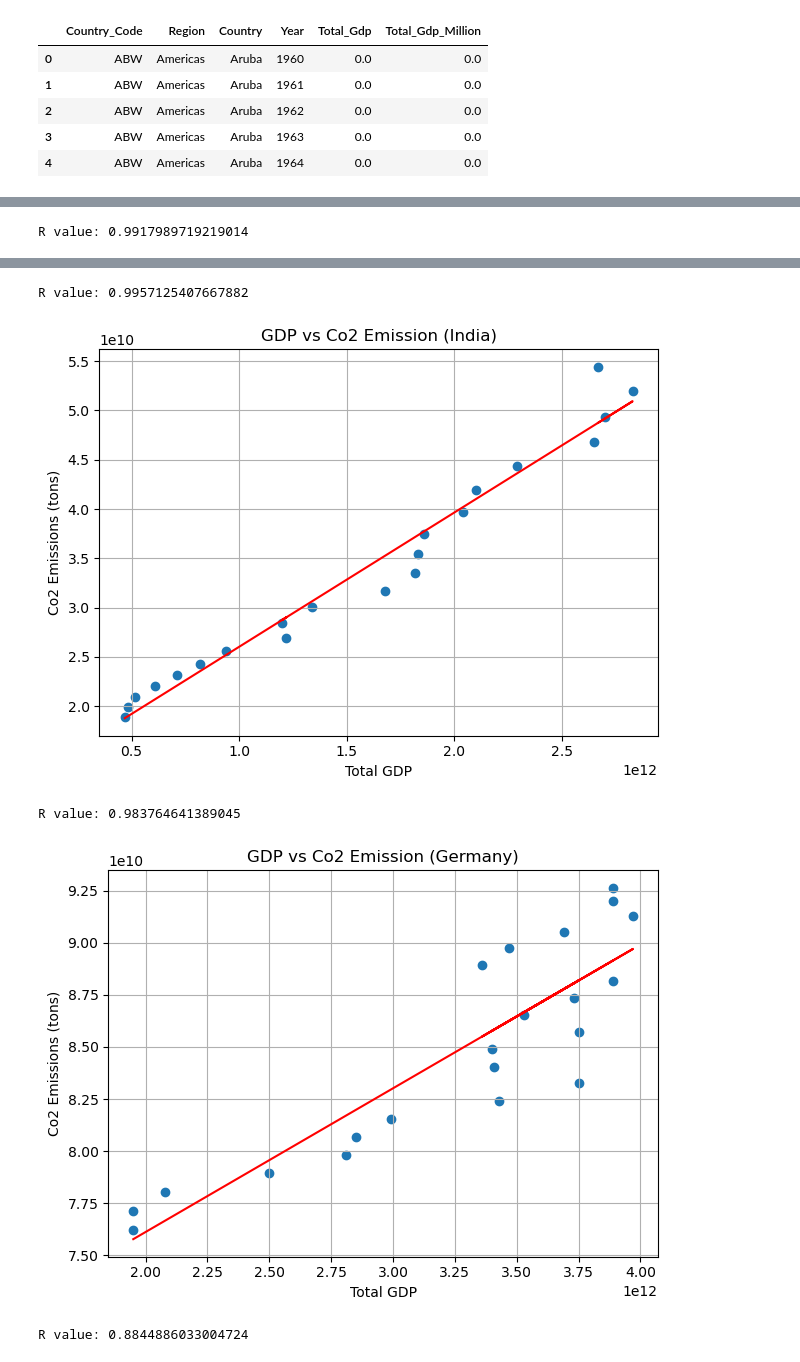
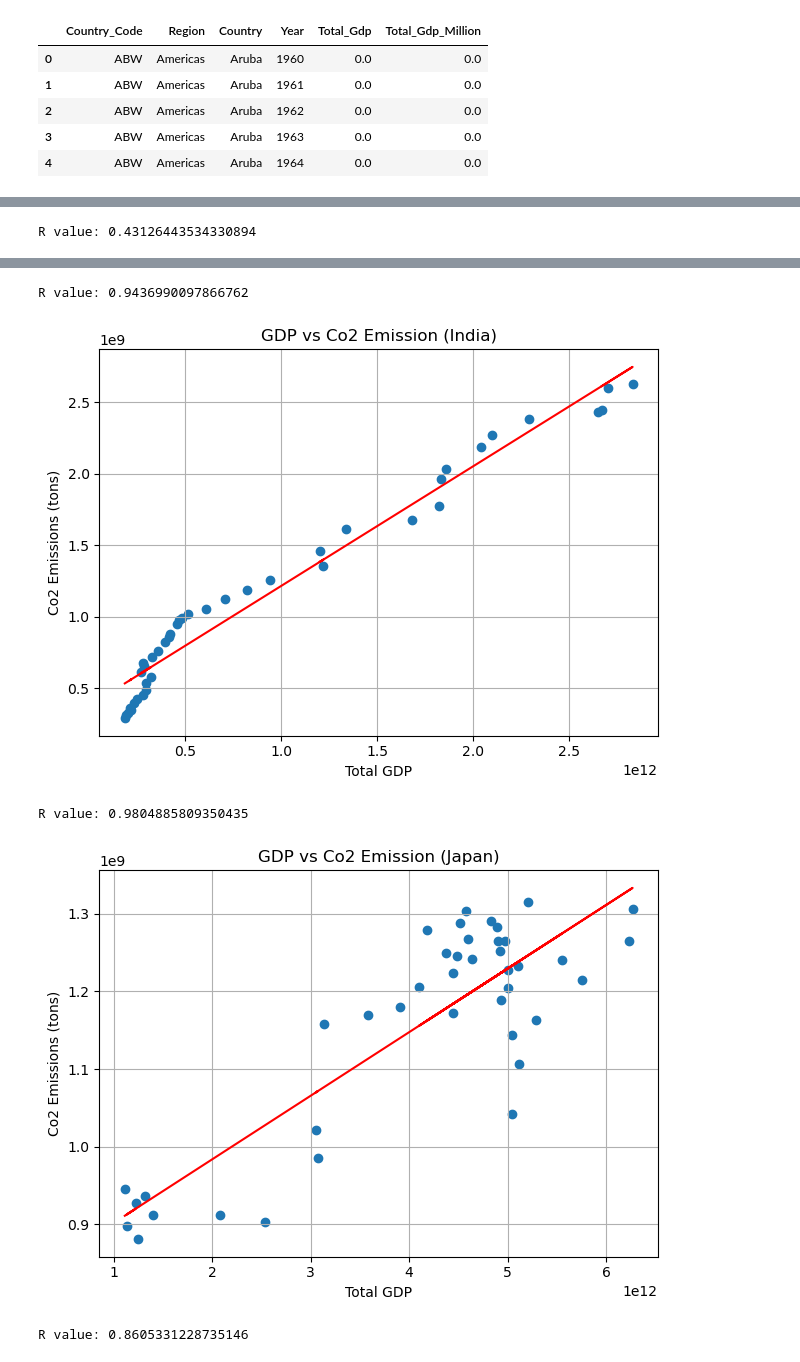
Before and after one commit to RJAndromeda/Project1Group8, a Jupyter notebook: GDP_vs_CO2_Analysis.ipynb, the cells around one changed output, grey strips where cells are left out. Cells and saved outputs as stored; diff of their text form; code cells hidden in the pictures.

```diff
--- a/GDP_vs_CO2_Analysis.ipynb
+++ b/GDP_vs_CO2_Analysis.ipynb
@@ -34,8 +34,8 @@ countries_gdp_df.head( )
 | 3 | ABW | Americas | Aruba | 1963 | 0.0 | 0.0 |
 | 4 | ABW | Americas | Aruba | 1964 | 0.0 | 0.0 |
 # %%
-total_gdp = countries_gdp_df.loc[(countries_gdp_df["Year"]>=2000)&(countries_gdp_df["Year"]<2021),["Country","Year","Total_Gdp"]]
-total_co2 = countries_co2_df.loc[(countries_co2_df["Year"]>=2000)&(countries_co2_df["Year"]<2021),["Country","Year","CO2 emission (Tons)"]]
+total_gdp = countries_gdp_df.loc[(countries_gdp_df["Year"]>=1980)&(countries_gdp_df["Year"]<2021),["Country","Year","Total_Gdp"]]
+total_co2 = countries_co2_df.loc[(countries_co2_df["Year"]>=1980)&(countries_co2_df["Year"]<2021),["Country","Year","CO2 emission (Tons)"]]
 scatter_df = pd.merge(total_gdp,total_co2,on=["Country","Year"],how="inner")
 grouped_scatter_df = scatter_df.groupby("Country").mean()[["Total_Gdp","CO2 emission (Tons)"]]
 grouped_scatter_df.head()
@@ -112,18 +112,18 @@ plt.savefig("GDPvsCo2_India.png")
 plt.show()
 print(f"R value: {rvalue}")
 
-correlation = st.pearsonr(scatter_df.loc[scatter_df["Country"]=="Germany",:]["Total_Gdp"],scatter_df.loc[scatter_df["Country"]=="Germany",:]["CO2 emission (Tons)"])
-(slope, intercept,rvalue, pvalue, stderr)=st.linregress(scatter_df.loc[scatter_df["Country"]=="Germany",:]["Total_Gdp"],scatter_df.loc[scatter_df["Country"]=="Germany",:]["CO2 emission (Tons)"])
-regress= scatter_df.loc[scatter_df["Country"]=="Germany",:]["Total_Gdp"] * slope + intercept
+correlation = st.pearsonr(scatter_df.loc[scatter_df["Country"]=="Japan",:]["Total_Gdp"],scatter_df.loc[scatter_df["Country"]=="Japan",:]["CO2 emission (Tons)"])
+(slope, intercept,rvalue, pvalue, stderr)=st.linregress(scatter_df.loc[scatter_df["Country"]=="Japan",:]["Total_Gdp"],scatter_df.loc[scatter_df["Country"]=="Japan",:]["CO2 emission (Tons)"])
+regress= scatter_df.loc[scatter_df["Country"]=="Japan",:]["Total_Gdp"] * slope + intercept
 line_eq= f"y= {round(slope, 2)}x + {round(intercept, 2)}"
-plt.scatter(scatter_df.loc[scatter_df["Country"]=="Germany",:]["Total_Gdp"],scatter_df.loc[scatter_df["Country"]=="Germany",:]["CO2 emission (Tons)"])
-plt.plot(scatter_df.loc[scatter_df["Country"]=="Germany",:]["Total_Gdp"],regress,color='red')
+plt.scatter(scatter_df.loc[scatter_df["Country"]=="Japan",:]["Total_Gdp"],scatter_df.loc[scatter_df["Country"]=="Japan",:]["CO2 emission (Tons)"])
+plt.plot(scatter_df.loc[scatter_df["Country"]=="Japan",:]["Total_Gdp"],regress,color='red')
 plt.xlabel("Total GDP")
 plt.ylabel("Co2 Emissions (tons)")
-plt.title("GDP vs Co2 Emission (Germany)")
+plt.title("GDP vs Co2 Emission (Japan)")
 plt.tight_layout()
 plt.grid()
-plt.savefig("GDPvsCo2_Germany.png")
+plt.savefig("GDPvsCo2_Japan.png")
 plt.show()
 print(f"R value: {rvalue}")
 # %% [output]
@@ -131 +131 @@ print(f"R value: {rvalue}")
-R value: 0.9917989719219014
+R value: 0.43126443534330894
@@ -133,7 +133,7 @@ R value: 0.9917989719219014
-R value: 0.9957125407667882
+R value: 0.9436990097866762
-[figure, old version]
+[figure, new version]
-R value: 0.983764641389045
+R value: 0.9804885809350435
-[figure, old version]
+[figure, new version]
-R value: 0.8844886033004724
+R value: 0.8605331228735146
 # %%
 # Side by side analysis of GDP vs Co2 emissions on a line chart for few major countries
```
Also changed, not shown: parts of 5 cells of this notebook, 9 other files.
